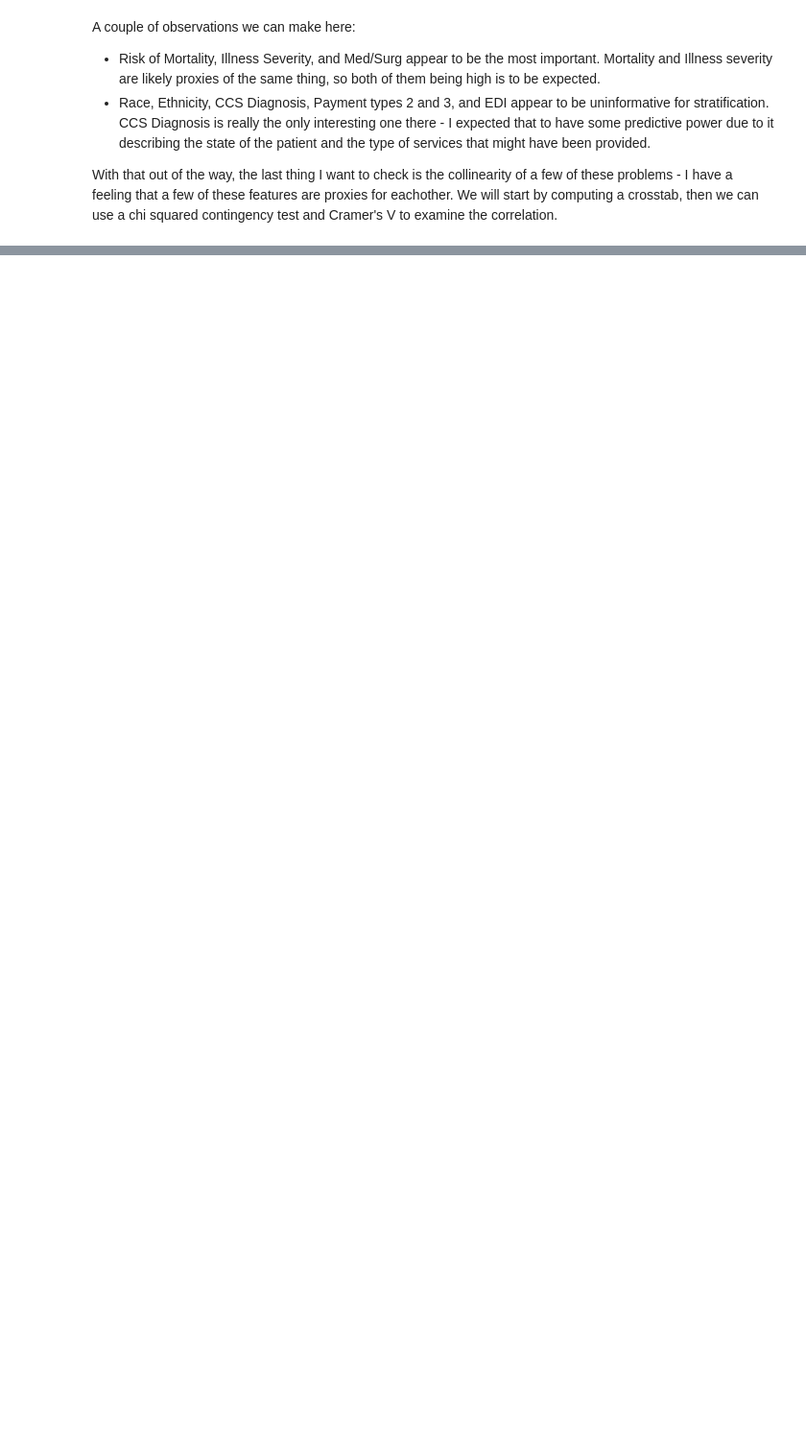
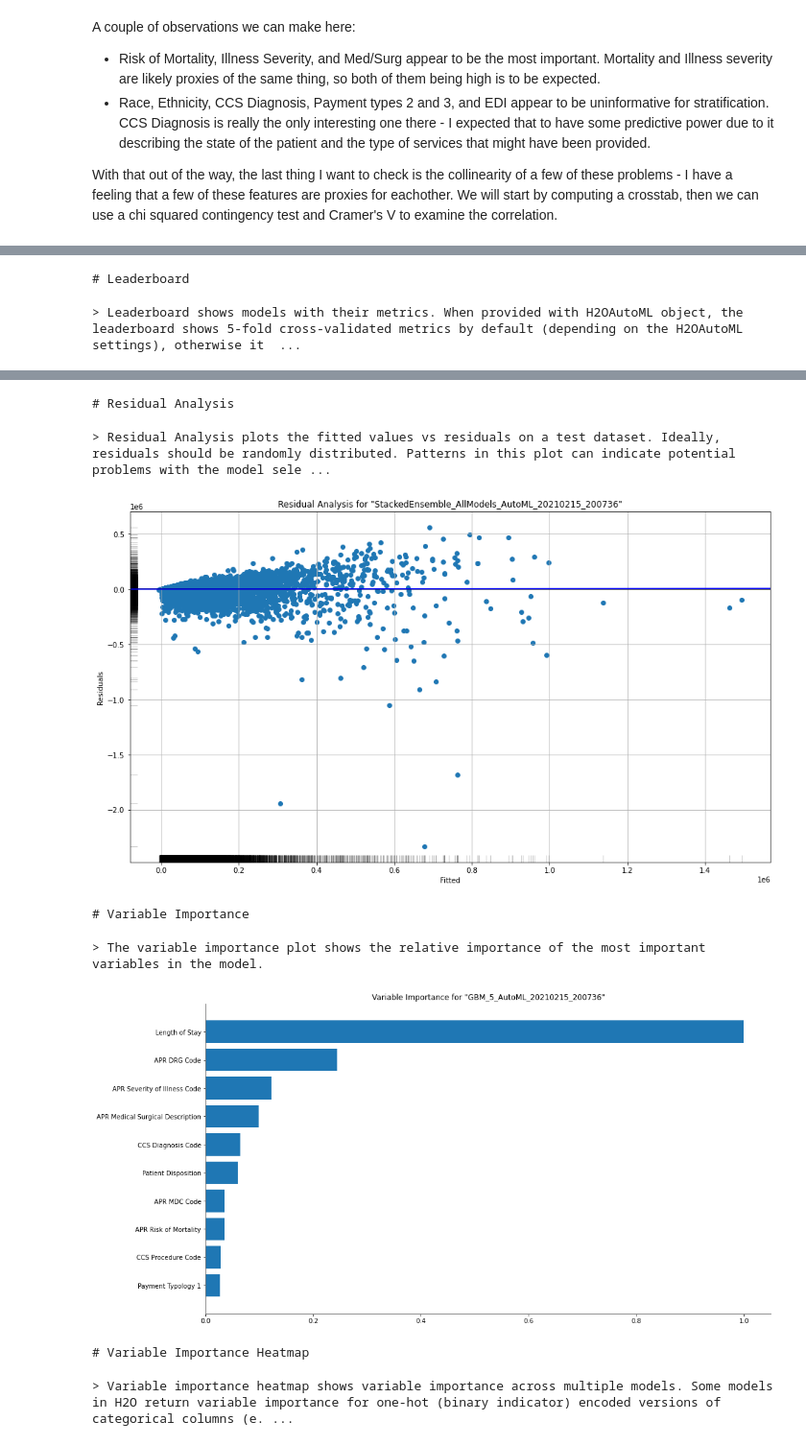
Before and after one commit to tstuessi/Total-Costs-At-Discharge, a Jupyter notebook: Total Cost Prediction.ipynb, the cells around one changed output, grey strips where cells are left out. Shown at 96% size. Cells and saved outputs as stored; diff of their text form; code cells hidden in the pictures; blank space fills up the shorter version.

```diff
--- a/Total Cost Prediction.ipynb
+++ b/Total Cost Prediction.ipynb
@@ -401,2 +426,0 @@ pipe = Pipeline([
-# %%
-pipe.fit(train_X, pd.DataFrame(train_y))
@@ -413,0 +427,3 @@ H2O session _sid_a24c closed.
+# %%
+aml = H2OAutoML(max_models = 15, seed = 42, verbosity = "info", include_algos = ["GLM", "GBM", "StackedEnsemble"])
+aml.train(y=train_y.name, training_frame = h2o.H2OFrame(pd.concat([train_X, train_y], axis=1)))
@@ -413,0 +462,5 @@ H2O session _sid_a24c closed.
+# %%
+aml.explain(h2o.H2OFrame(pd.concat([test_X[feature_list], test_y], axis=1)))
+# %% [output]
+# Leaderboard
+> Leaderboard shows models with their metrics. When provided with H2OAutoML object, the leaderboard shows 5-fold cross-validated metrics by default (depending on the H2OAutoML settings), otherwise it  ...
@@ -413,0 +485,8 @@ H2O session _sid_a24c closed.
+# Residual Analysis
+> Residual Analysis plots the fitted values vs residuals on a test dataset. Ideally, residuals should be randomly distributed. Patterns in this plot can indicate potential problems with the model sele ...
+[figure, added]
+# Variable Importance
+> The variable importance plot shows the relative importance of the most important variables in the model.
+[figure, added]
+# Variable Importance Heatmap
+> Variable importance heatmap shows variable importance across multiple models. Some models in H2O return variable importance for one-hot (binary indicator) encoded versions of categorical columns (e. ...
```
Also changed, not shown: parts of 19 cells of this notebook, 1 other file.
